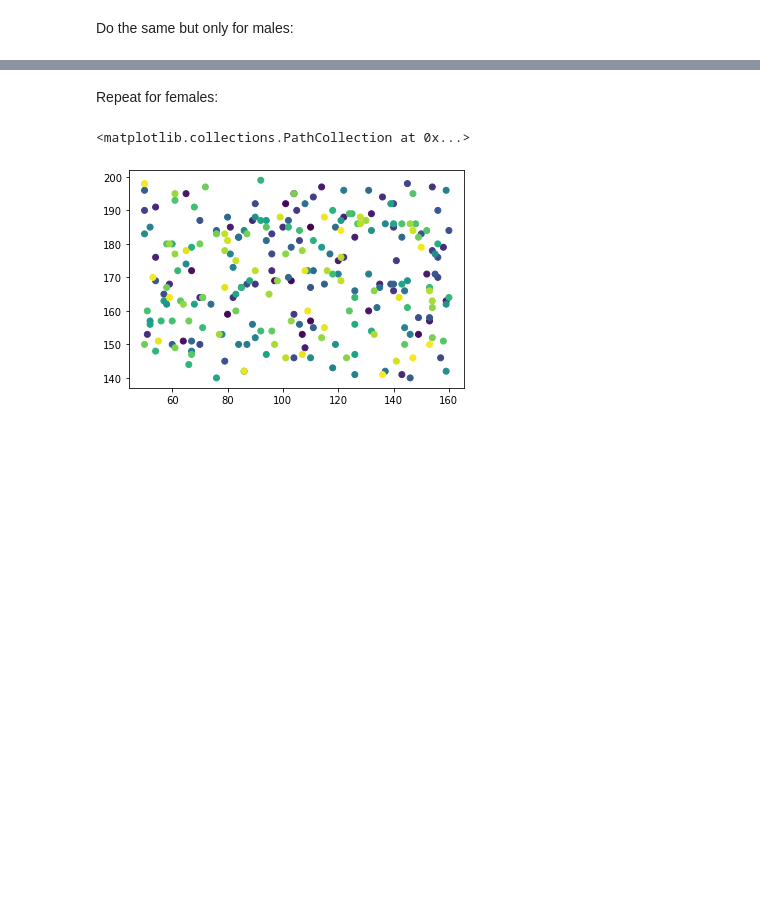
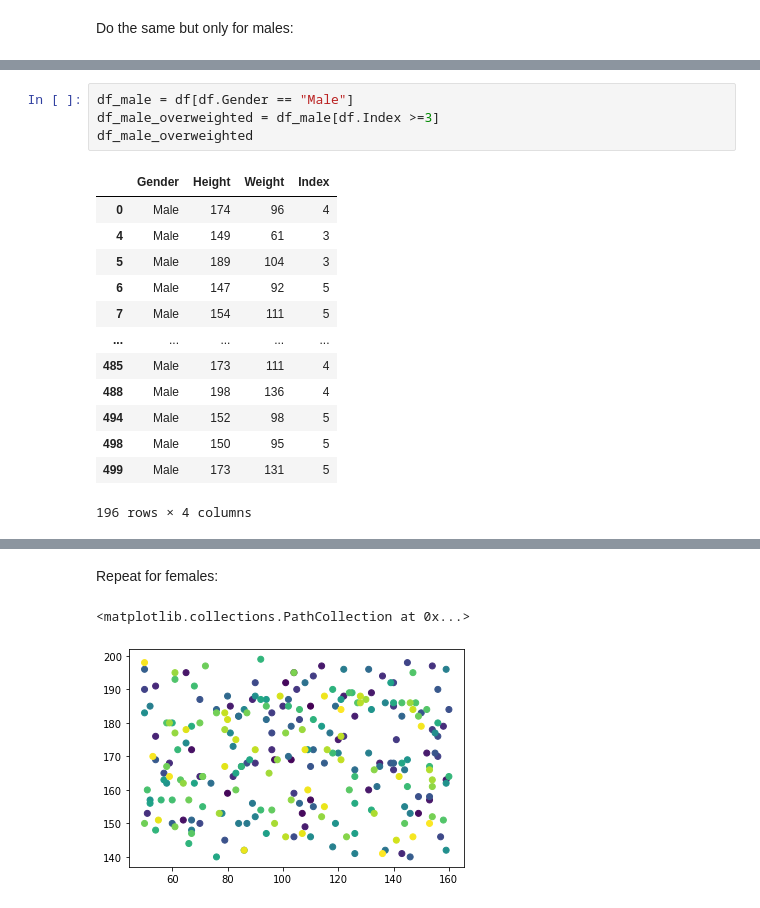
Before and after one commit to Abubakr1710/Friday_challenge_18.02, a Jupyter notebook: Friday Week 1 Math Challenge .ipynb, the cells around one changed output, grey strips where cells are left out. Saved outputs shown, nothing was run; the diff lists cells and outputs as text; blank space fills up the shorter version.

```diff
--- a/Friday Week 1 Math Challenge .ipynb
+++ b/Friday Week 1 Math Challenge .ipynb
@@ -99,0 +115,18 @@ Do the same but only for males:
+# %%
+df_male = df[df.Gender == "Male"]
+df_male_overweighted = df_male[df.Index >=3]
+df_male_overweighted
+# %% [output]
+|  | Gender | Height | Weight | Index |
+| 0 | Male | 174 | 96 | 4 |
+| 4 | Male | 149 | 61 | 3 |
+| 5 | Male | 189 | 104 | 3 |
+| 6 | Male | 147 | 92 | 5 |
+| 7 | Male | 154 | 111 | 5 |
+| ... | ... | ... | ... | ... |
+| 485 | Male | 173 | 111 | 4 |
+| 488 | Male | 198 | 136 | 4 |
+| 494 | Male | 152 | 98 | 5 |
+| 498 | Male | 150 | 95 | 5 |
+| 499 | Male | 173 | 131 | 5 |
+196 rows × 4 columns
```
Also changed, not shown: parts of 7 cells of this notebook.
